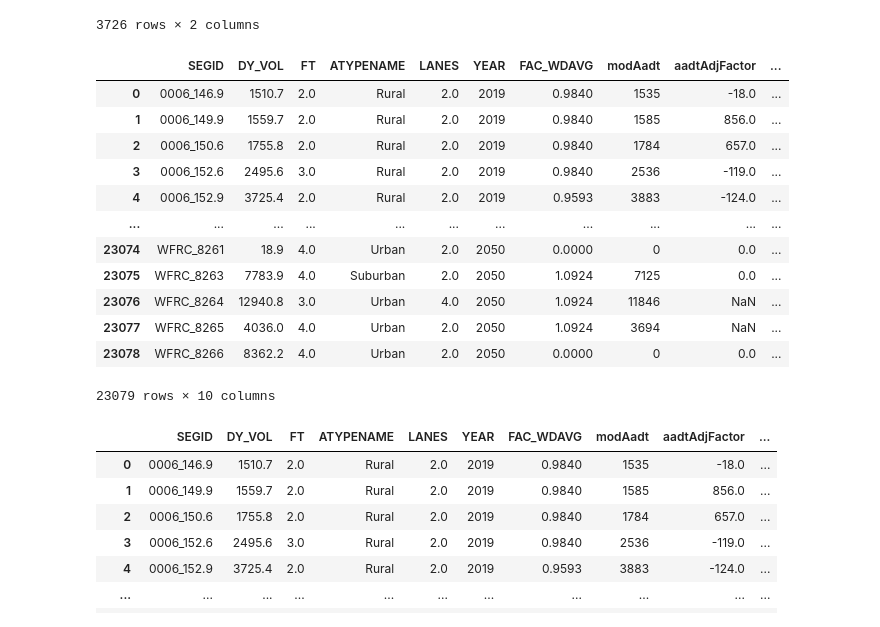
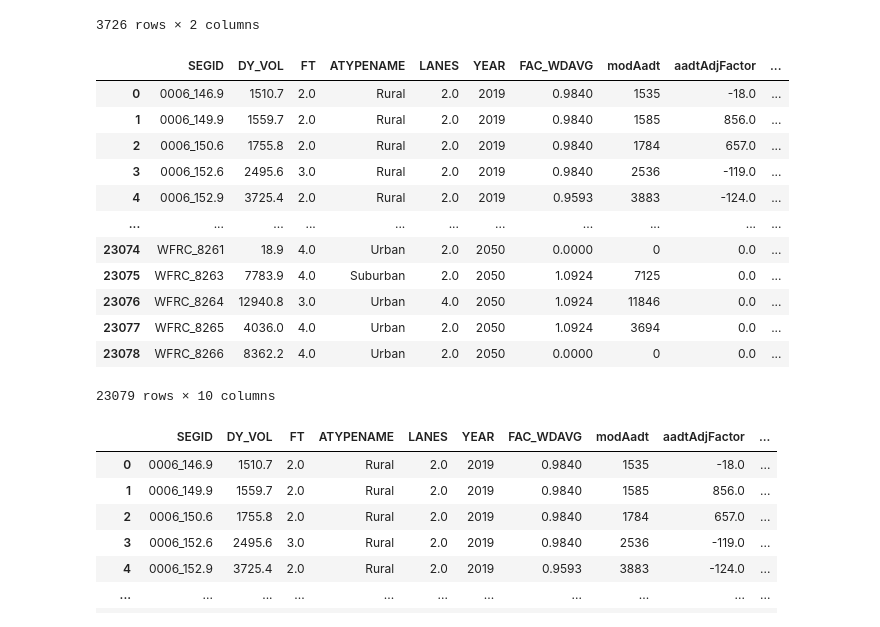
Before and after one commit to WFRCAnalytics/Traffic-Volume-Forecasts, a Jupyter notebook: 3-Prepare-Model-Forecasts.ipynb, the cells around one changed output. Cells and saved outputs as stored; diff of their text form; code cells hidden in the pictures.

```diff
--- a/3-Prepare-Model-Forecasts.ipynb
+++ b/3-Prepare-Model-Forecasts.ipynb
@@ -249,29 +249,30 @@ def custom_rounding(value):
 # %%
 # ADJUST ALL MODEL VOLUMES BASED ON BASE YEAR ADJ FACTOR
 
 dfModWithAdj = pd.DataFrame.merge(dfModAadt, dfModAdjFactor, on='SEGID', how='left')
+dfModWithAdj['aadtAdjFactor'].fillna(0,inplace=True)
 dfModWithAdj['modForecast'] = (dfModWithAdj['modAadt'] + dfModWithAdj['aadtAdjFactor']).apply(custom_rounding)
 dfModWithAdj
 
 # remove 2019 since it is base
 #dfModWithAdjNo2019 = dfModWithAdj[dfModWithAdj['YEAR']>2019]
 
 # sort
 #dfModWithAdjNo2019 = dfModWithAdjNo2019.sort_values(by=['SEGID', 'YEAR'], ascending=[True, True])
 
 #dfModWithAdjNo2019
 # %% [output]
 |  | SEGID | DY_VOL | FT | ATYPENAME | LANES | YEAR | FAC_WDAVG | modAadt | aadtAdjFactor | ... |
 | 0 | 0006_146.9 | 1510.7 | 2.0 | Rural | 2.0 | 2019 | 0.9840 | 1535 | -18.0 | ... |
 | 1 | 0006_149.9 | 1559.7 | 2.0 | Rural | 2.0 | 2019 | 0.9840 | 1585 | 856.0 | ... |
 | 2 | 0006_150.6 | 1755.8 | 2.0 | Rural | 2.0 | 2019 | 0.9840 | 1784 | 657.0 | ... |
 | 3 | 0006_152.6 | 2495.6 | 3.0 | Rural | 2.0 | 2019 | 0.9840 | 2536 | -119.0 | ... |
 | 4 | 0006_152.9 | 3725.4 | 2.0 | Rural | 2.0 | 2019 | 0.9593 | 3883 | -124.0 | ... |
 | ... | ... | ... | ... | ... | ... | ... | ... | ... | ... | ... |
 | 23074 | WFRC_8261 | 18.9 | 4.0 | Urban | 2.0 | 2050 | 0.0000 | 0 | 0.0 | ... |
 | 23075 | WFRC_8263 | 7783.9 | 4.0 | Suburban | 2.0 | 2050 | 1.0924 | 7125 | 0.0 | ... |
-| 23076 | WFRC_8264 | 12940.8 | 3.0 | Urban | 4.0 | 2050 | 1.0924 | 11846 | NaN | ... |
-| 23077 | WFRC_8265 | 4036.0 | 4.0 | Urban | 2.0 | 2050 | 1.0924 | 3694 | NaN | ... |
+| 23076 | WFRC_8264 | 12940.8 | 3.0 | Urban | 4.0 | 2050 | 1.0924 | 11846 | 0.0 | ... |
+| 23077 | WFRC_8265 | 4036.0 | 4.0 | Urban | 2.0 | 2050 | 1.0924 | 3694 | 0.0 | ... |
 | 23078 | WFRC_8266 | 8362.2 | 4.0 | Urban | 2.0 | 2050 | 0.0000 | 0 | 0.0 | ... |
 23079 rows × 10 columns
 # %%
```
Also changed, not shown: parts of 1 cell of this notebook, 50 other files.
